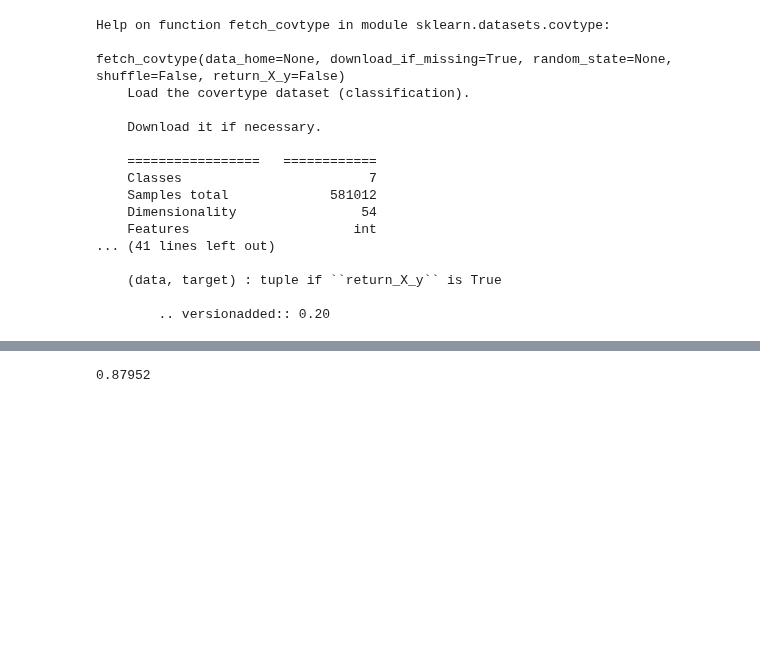
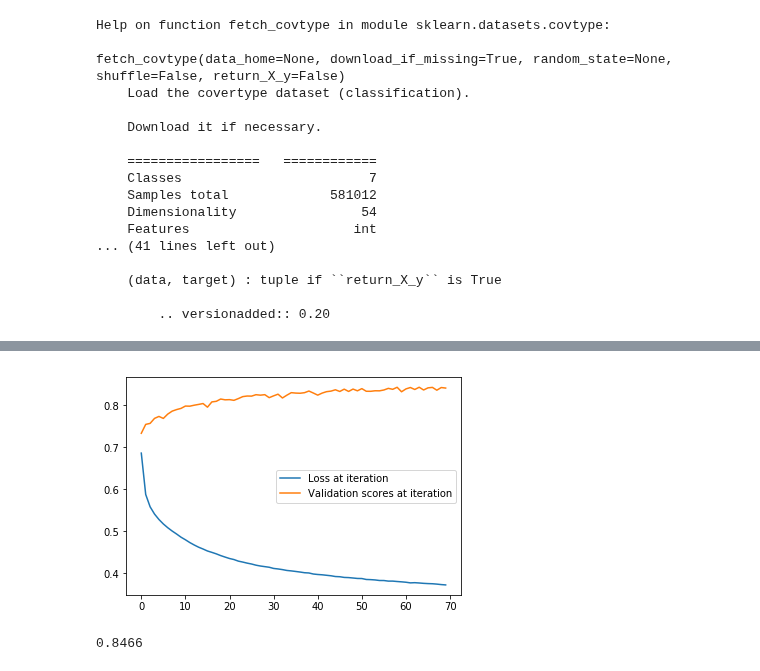
Before and after one commit to USDA-ARS-GBRU/ml-training-site, a Jupyter notebook: assets/nb-lessons/13_neural_network_methods.ipynb, the cells around one changed output, grey strips where cells are left out. Cells and saved outputs as stored; diff of their text form; code cells hidden in the pictures; blank space fills up the shorter version.

Commit message:
Completed neural networks.

```diff
--- a/assets/nb-lessons/13_neural_network_methods.ipynb
+++ b/assets/nb-lessons/13_neural_network_methods.ipynb
@@ -527,15 +349,15 @@ Our data is ready for processing. But remember that we have a variety of differe
 # %%
-from sklearn.preprocessing import MinMaxScaler, StandardScaler
+from sklearn.preprocessing import MinMaxScaler
 
-# scaler = MinMaxScaler()
-scaler = StandardScaler()
+scaler = MinMaxScaler()
 
 # Figure out how to scale all the input features in the training dataset.
 scaler.fit(train_data)
 scaled_train_data = scaler.transform(train_data)
-print(scaled_train_data[0])
 
 # Also tranform our validation and testing data in the same way.
 scaled_test_data = scaler.transform(test_data)
-print(scaled_test_data[0])
+
+# Did that work?
+pd.DataFrame(scaled_train_data).describe()
 # %% [output]
@@ -569,15 +383,0 @@ TODO
-# %%
-from sklearn.neural_network import MLPClassifier
-
-clf = MLPClassifier(
-    solver='adam',  # The solver to use
-    alpha=1e-5,     # The L2 regularization rate: higher values increase cost for larger weights
-    hidden_layer_sizes=(100),
-                    #
-                    # Note that we don't need to specify input and output neuron numbers: MLPClassifier
-                    # determines this based on the shape of the features and labels being fitted.
-    batch_size='auto',
-    verbose=True,
-    early_stopping=True
-)
-clf.fit(scaled_train_data, train_labels)
@@ -608,0 +384,13 @@ MLPClassifier(activation='relu', alpha=1e-05, batch_size='auto', beta_1=0.9,
+# %%
+from sklearn.neural_network import MLPClassifier
+
+classifier = MLPClassifier(
+    activation='relu',
+    solver='adam',
+    alpha=0.001,
+    hidden_layer_sizes=(100, 20),
+    batch_size='auto',
+    verbose=True,
+    early_stopping=True
+)
+classifier.fit(scaled_train_data, train_labels)
@@ -609,4 +422,12 @@ MLPClassifier(activation='relu', alpha=1e-05, batch_size='auto', beta_1=0.9,
+# %%
+# Visualize the loss curve and validation scores over iterations.
+plt.plot(classifier.loss_curve_, label='Loss at iteration')
+plt.plot(classifier.validation_scores_, label='Validation scores at iteration')
+plt.legend(loc='best')
+plt.show()
+# %% [output]
+[figure, added]
 # %%
-clf.score(scaled_test_data, test_labels)
+classifier.score(scaled_test_data, test_labels)
 # %% [output]
-0.87952
+0.8466
```
Also changed, not shown: parts of 22 cells of this notebook.
